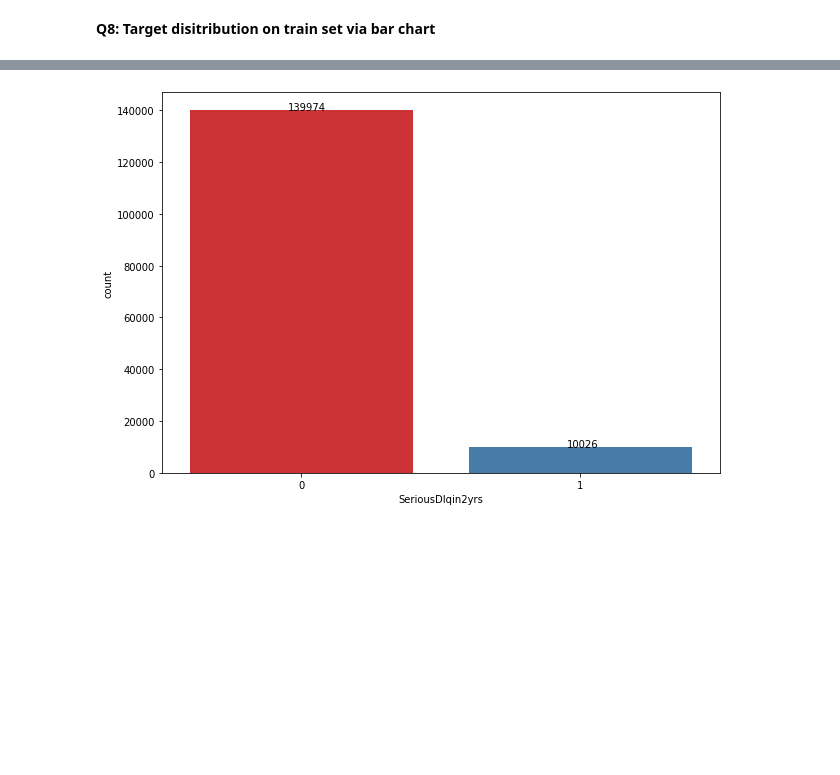
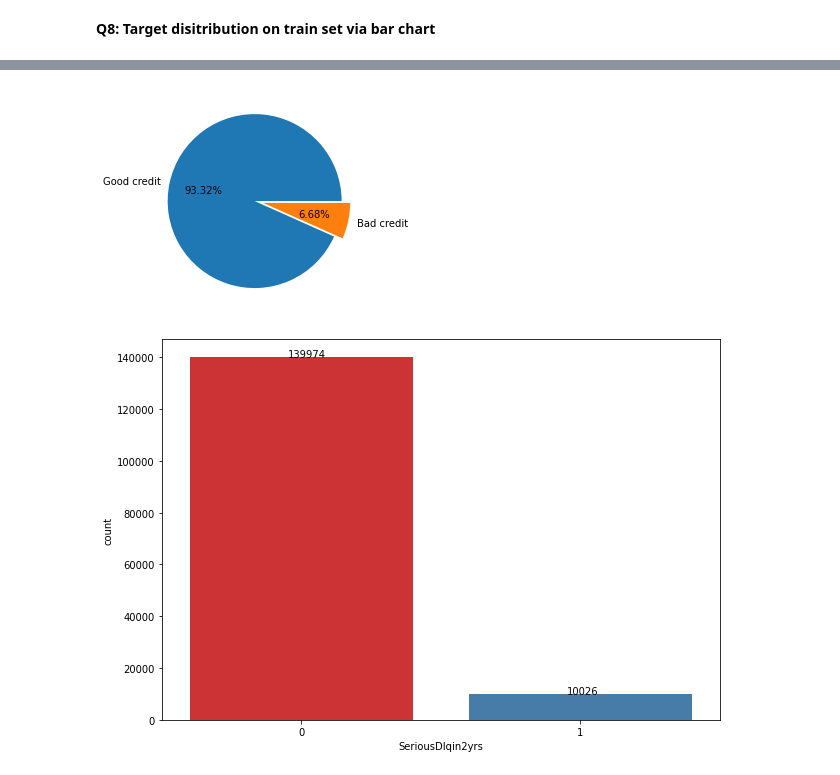
Before and after one commit to honghanhh/mci_python_33a8_l1, a Jupyter notebook: Live Slides/Bonus/thuynm_Credit scoring-Copy1.ipynb, the cells around one changed output, grey strips where cells are left out. Saved outputs shown, nothing was run; the diff lists cells and outputs as text; code cells hidden in the pictures; blank space fills up the shorter version.

```diff
--- a/Live Slides/Bonus/thuynm_Credit scoring-Copy1.ipynb
+++ b/Live Slides/Bonus/thuynm_Credit scoring-Copy1.ipynb
@@ -146,3 +169,8 @@ dtype: float64
+# %%
+plt.pie(df_train.SeriousDlqin2yrs.value_counts(),labels = ['Good credit','Bad credit'], autopct='%.2f%%', explode = [0,0.1])
+plt.show()
+# %% [output]
+[figure, added]
 # %%
 plt.figure(figsize=(10,7))
 ax= sns.countplot(x=df_train.SeriousDlqin2yrs,palette='Set1')
```
Also changed, not shown: parts of 7 cells of this notebook.
